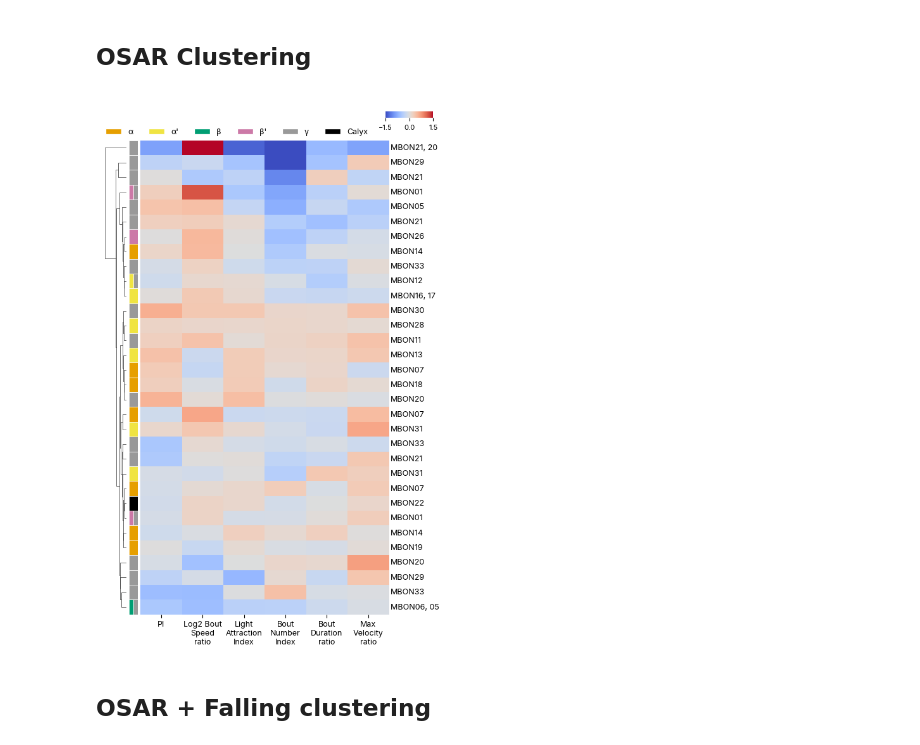
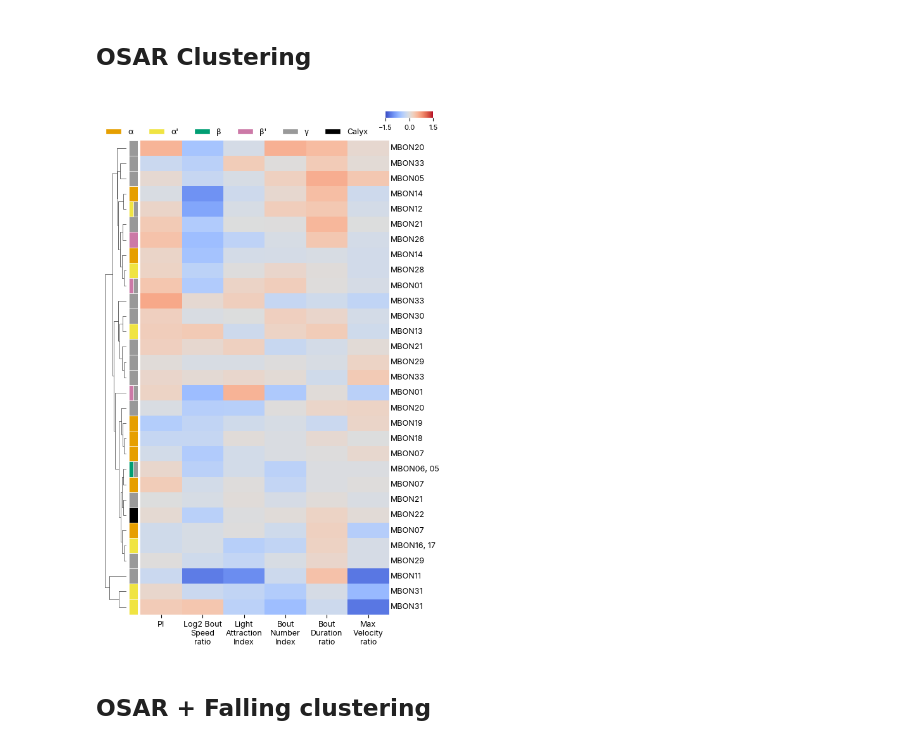
Before and after one commit to lnicole08/OSAR-Nicole-version, a Jupyter notebook: Falling-OSAR heatmaps only.ipynb, the cells around one changed output. Saved outputs shown, nothing was run; the diff lists cells and outputs as text; code cells hidden in the pictures.

```diff
--- a/Falling-OSAR heatmaps only.ipynb
+++ b/Falling-OSAR heatmaps only.ipynb
@@ -407,7 +405,7 @@ df_heatmapcluster = sns.clustermap(df_transpose, annot=True, figsize=(15,5))
 from mpl_toolkits.axes_grid1.inset_locator import inset_axes
 
 responder = "Chrimson2"
-mbons_of_interest = ["MB018B", "SS67662"]
+mbons_of_no_interest = ["R76B09"]
 
 plt.rcParams["font.family"] = "Inter"
 
@@ -425,7 +423,7 @@ if responder == 'ACR':
     df_specificmbon = osarmatchdf[osarmatchdf['responder']=="ACR"].reset_index(drop=True)
     colormap = 'BrBG'
 
-df_totalmetrics_origin = df_specificmbon[df_specificmbon['MBON'].isin(mbons_of_interest)]
+df_totalmetrics_origin = df_specificmbon[~df_specificmbon['MBON'].isin(mbons_of_no_interest)]
 df_totalmetrics = df_totalmetrics_origin.set_index(['MBON'])
 df00 = df_specificmbon.set_index(['genotypeandresponder'])
 
@@ -545,7 +543,7 @@ fig1.suptitle(f"Plot of MBONs > {responderrename} Hedges'g across\n vertical vs
 
 fig1.tight_layout()
 
-plt.savefig(filesavedir + date + "_" + responder + "_hedgesgheatmap_horizontal vs vertical.png", dpi=1200)
+#plt.savefig(filesavedir + date + "_" + responder + "_hedgesgheatmap_horizontal vs vertical.png", dpi=1200)
 #plt.savefig(filesavedir + date + "_" + responder + "_hedgesgheatmap_horizontal vs vertical.svg")
 
 plt.show()
@@ -676,7 +674,7 @@ def parse_lobes(lobe_str):
     if any(c in lobe_str_lower for c in ['y1', 'y2', 'y3', 'y4', 'y5', 'γ1', 'γ2', 'γ3', 'γ4', 'γ5']): lobes.append('γ')
     return lobes if lobes else ['Unknown']
 # %%
-responder = "Chrimson2"
+responder = "ACR"
 data_mode = "OSAR"  # Options: "OSAR", "Falling", "OSAR + Falling"
 
 totalmetriccomparison = pd.read_excel(specifiedpath + "ACC Lab Dropbox\\ACC Lab\\Nicole Lee\\Data Compilation\\2025 Complete raw values osar falling\\OSAR_bothresponders_Full.xlsx")
@@ -690,7 +688,7 @@ elif responder == 'ACR':
     df_cluster = totalmetriccomparison[totalmetriccomparison['responder']=="ACR"].reset_index(drop=True)
     colormap = 'coolwarm'
 
-df_cluster = df_cluster[df_cluster['MBON'] != 'R76B09']
+df_cluster = df_cluster[~df_cluster['MBON'].isin(['R76B09', 'VT999036'])]
 # Add lobe and name info
 for n in df_cluster['MBON']:
     df_cluster.loc[df_cluster['MBON'] == n, 'Lobe'] = lobelocation[lobelocation['MBON'] == n]['Lobe_location'].values[0]
@@ -731,7 +729,7 @@ df_clusternew = df_cluster_data[['PI_Hg_OSAR',
        'Max Velocity ratio_Hg_OSAR']]
 
 
-g1 = sns.clustermap(df_clusternew, cmap=colormap, method='weighted', metric='euclidean',
+g1 = sns.clustermap(df_clusternew, cmap=colormap, method='complete', metric='euclidean',
                     yticklabels=False, xticklabels=[col.replace("_Hg_OSAR", "") for col in df_clusternew.columns], vmin=-1.5, vmax=1.5,
                     row_cluster=True, col_cluster=False, annot=False,
                     row_colors=['#FFFFFF'] * len(df_clusternew),
@@ -756,34 +754,34 @@ ax_row_colors = g1.ax_row_colors
 row_order = g1.dendrogram_row.reordered_ind
 ax_row_colors.clear()
 ax_row_colors.set_xlim(0, 1)
 ax_row_colors.set_ylim(0, len(row_order))
 ax_row_colors.invert_yaxis()
 ax_row_colors.axis('off')
 
 for i, idx in enumerate(row_order):
     lobes = df_cluster['Lobes_parsed'].iloc[idx]
     n_lobes = len(lobes) if lobes else 1
     for j, lobe in enumerate(lobes):
         rect = plt.Rectangle((j / n_lobes, i), 1 / n_lobes, 1, facecolor=lobe_palette.get(lobe, '#FFFFFF'), edgecolor='white', linewidth=0.5)
         ax_row_colors.add_patch(rect)
 
 
 g1.ax_heatmap.set_ylabel('')
 g1.ax_heatmap.set_xticklabels(g1.ax_heatmap.get_xticklabels(), ha='center', fontsize=9)
 wrap_labels(g1.ax_heatmap, 10)
 
 
 for i, idx in enumerate(row_order):
     g1.ax_heatmap.text(1.005, i + 0.5, df_cluster['Name_short'].iloc[idx], ha='left', va='center', fontsize=9, transform=g1.ax_heatmap.get_yaxis_transform())
 
 legend_elements = [plt.Rectangle((0,0),1,1, facecolor=c, edgecolor='white', label=l) for l, c in lobe_palette.items() if l != 'Unknown']
 g1.fig.legend(handles=legend_elements, loc='upper center', bbox_to_anchor=(0.45, 0.95),
               ncol=len(legend_elements), fontsize=9, frameon=False)
 mpl.rcParams['svg.fonttype'] = 'none'
 plt.savefig("D:\\ACC Lab Dropbox\\ACC Lab\\Nicole Lee\\Data Compilation\\osar_compiled\\images\\" + date + "_clustermapofmbons_" + responder + ".svg", bbox_inches="tight")
 plt.show()
 # %% [output]
-[figure, old version]
+[figure, new version]
 # %%
 # Clustermap by Metrics (column clustering)
 plt.rcParams["font.family"] = "Inter"
```
Also changed, not shown: parts of 2 cells of this notebook, 6 other files.
